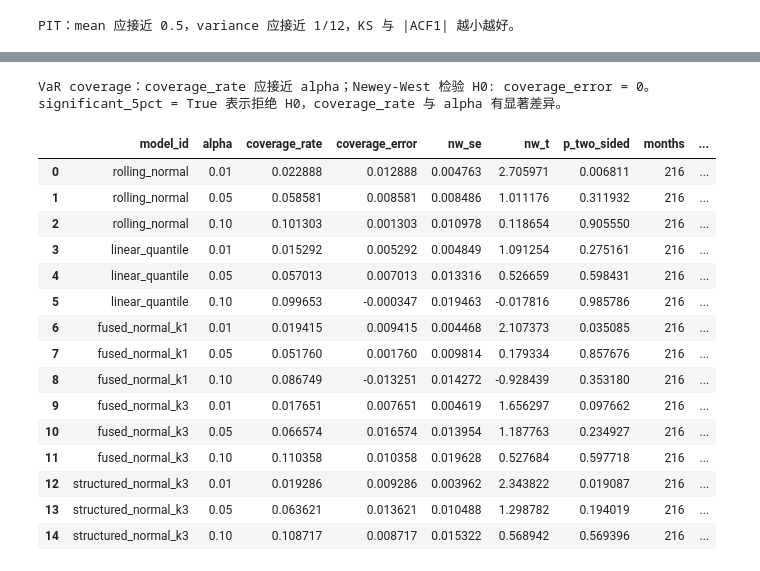
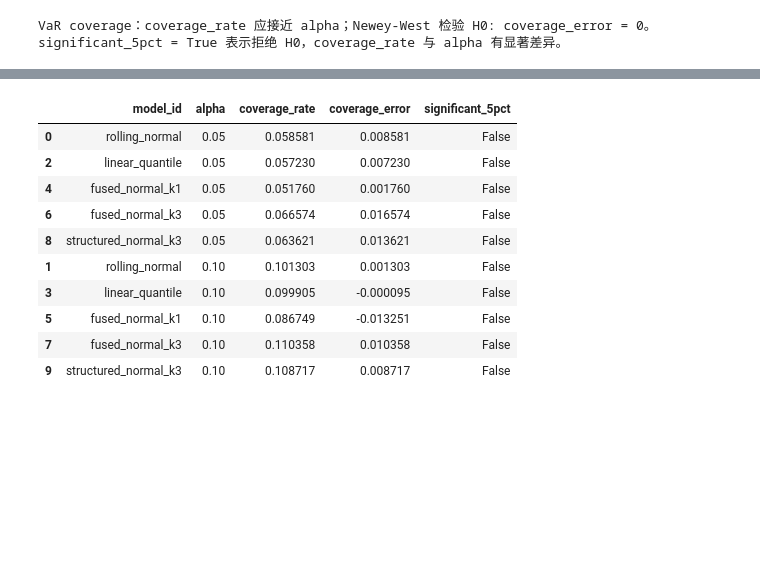
Before and after one commit to damonuc/PricingTailRisk_MDN, a Jupyter notebook: 3Compare_model.ipynb, the cells around one changed output, grey strips where cells are left out. Drawn from its saved outputs; the diff is of its cells as text; code cells hidden in the pictures; blank space fills up the shorter version.

```diff
--- a/3Compare_model.ipynb
+++ b/3Compare_model.ipynb
@@ -686,23 +676,15 @@ def newey_west_mean_test(values, lags=12):
     p_value = 2.0 * norm.sf(abs(t_stat)) if np.isfinite(t_stat) else np.nan
     return values.mean(), standard_error, t_stat, p_value, n
 
-
-model_steps = [
-    ("linear_quantile", "rolling_normal", "条件信息"),
-    ("fused_normal_k1", "linear_quantile", "非线性单分布"),
-    ("fused_normal_k3", "fused_normal_k1", "Mixture"),
-    ("structured_normal_k3", "fused_normal_k3", "结构化参数映射"),
-]
 # 这是预先指定的 stepwise 比较；前两步同时改变模型形式，不能解释为单一机制的因果识别。
-test_metrics = ["fz0_5", "tail_crps_10", "crps", "qs_1", "qs_5", "qs_10", "nll"]
 pairwise_rows = []
 
 for candidate, benchmark, interpretation in model_steps:
-    left = monthly_scores[monthly_scores["model_id"] == candidate][["mthcaldt"] + test_metrics]
-    right = monthly_scores[monthly_scores["model_id"] == benchmark][["mthcaldt"] + test_metrics]
+    left = monthly_scores[monthly_scores["model_id"] == candidate][["mthcaldt"] + loss_columns]
+    right = monthly_scores[monthly_scores["model_id"] == benchmark][["mthcaldt"] + loss_columns]
     paired = left.merge(right, on="mthcaldt", suffixes=("_candidate", "_benchmark"), validate="one_to_one")
 
-    for metric in test_metrics:
+    for metric in loss_columns:
         difference = paired[f"{metric}_candidate"] - paired[f"{metric}_benchmark"]
         if difference.notna().sum() == 0:
             continue
@@ -716,11 +698,9 @@ for candidate, benchmark, interpretation in model_steps:
         })
 
 pairwise_tests = pd.DataFrame(pairwise_rows)
-primary_pairwise = pairwise_tests[pairwise_tests["metric"].isin(["fz0_5", "tail_crps_10"])].copy()
-
-print("mean_difference = candidate - benchmark；负数表示 candidate 更好。")
-display(primary_pairwise.round(6))
-print("次要指标的 stepwise 比较：")
-display(pairwise_tests[~pairwise_tests["metric"].isin(["fz0_5", "tail_crps_10"])].round(6))
 pairwise_tests.to_parquet(result_dir / f"pairwise_tests_{timestamp}.parquet", index=False)
+display(pairwise_tests.round(6))
+# sort by candidate, benchmark, metric
+# pairwise_tests.sort_values(by=["candidate", "benchmark", "metric"], inplace=True)
+display(pairwise_tests[['candidate', 'benchmark', 'comparison', 'metric', 'lower_mean_loss', 'significant_5pct']].sort_values(by=["metric", "candidate"]).round(6))
 # %% [output]
@@ -809,20 +788,7 @@ pairwise_tests_structured.to_parquet(result_dir / f"pairwise_tests_structured_{t
 # %%
 # ==========================================
-# 9. PIT 与 VaR coverage 诊断
+# 11. VaR coverage 诊断
 # ==========================================
-def lag1_autocorrelation(values):
-    values = np.asarray(values, dtype=float)
-    return np.corrcoef  (values[:-1], values[1:])[0, 1] if len(values) > 2 else np.nan
-
-
-pit_summary = monthly_pit.groupby("model_id")[["pit_mean", "pit_variance", "pit_ks"]].mean().reindex(model_order)
-pit_summary["pit_mean_error"] = pit_summary["pit_mean"] - 0.5
-pit_summary["pit_variance_error"] = pit_summary["pit_variance"] - 1.0 / 12.0
-pit_summary["pit_mean_acf1"] = (
-    monthly_pit.sort_values("mthcaldt").groupby("model_id")["pit_mean"]
-    .apply(lag1_autocorrelation).reindex(model_order)
-)
-
 coverage_rows = []
 for model_id in model_order:
     model_monthly = monthly_scores[monthly_scores["model_id"] == model_id]
@@ -837,12 +803,10 @@ for model_id in model_order:
         })
 coverage_tests = pd.DataFrame(coverage_rows)
 coverage_tests['significant_5pct'] = coverage_tests['p_two_sided'] < 0.05
+coverage_tests.to_parquet(result_dir / f"coverage_tests_{timestamp}.parquet", index=False)
 
-print("PIT：mean 应接近 0.5，variance 应接近 1/12，KS 与 |ACF1| 越小越好。")
-display(pit_summary.rename(index=model_labels).round(6))
 print("VaR coverage：coverage_rate 应接近 alpha；Newey-West 检验 H0: coverage_error = 0。significant_5pct = True 表示拒绝 H0，coverage_rate 与 alpha 有显著差异。")
 display(coverage_tests.round(6))
-pit_summary.reset_index().to_parquet(result_dir / f"pit_summary_{timestamp}.parquet", index=False)
-coverage_tests.to_parquet(result_dir / f"coverage_tests_{timestamp}.parquet", index=False)
+display(coverage_tests[['model_id', 'alpha', 'coverage_rate', 'coverage_error', 'significant_5pct']].sort_values(by=["alpha"]).round(6))
 # %% [output]
-PIT：mean 应接近 0.5，variance 应接近 1/12，KS 与 |ACF1| 越小越好。
+VaR coverage：coverage_rate 应接近 alpha；Newey-West 检验 H0: coverage_error = 0。significant_5pct = True 表示拒绝 H0，coverage_rate 与 alpha 有显著差异。
@@ -856,17 +824,11 @@ PIT：mean 应接近 0.5，variance 应接近 1/12，KS 与 |ACF1| 越小越好
-VaR coverage：coverage_rate 应接近 alpha；Newey-West 检验 H0: coverage_error = 0。significant_5pct = True 表示拒绝 H0，coverage_rate 与 alpha 有显著差异。
-|  | model_id | alpha | coverage_rate | coverage_error | nw_se | nw_t | p_two_sided | months | ... |
-| 0 | rolling_normal | 0.01 | 0.022888 | 0.012888 | 0.004763 | 2.705971 | 0.006811 | 216 | ... |
-| 1 | rolling_normal | 0.05 | 0.058581 | 0.008581 | 0.008486 | 1.011176 | 0.311932 | 216 | ... |
-| 2 | rolling_normal | 0.10 | 0.101303 | 0.001303 | 0.010978 | 0.118654 | 0.905550 | 216 | ... |
-| 3 | linear_quantile | 0.01 | 0.015292 | 0.005292 | 0.004849 | 1.091254 | 0.275161 | 216 | ... |
-| 4 | linear_quantile | 0.05 | 0.057013 | 0.007013 | 0.013316 | 0.526659 | 0.598431 | 216 | ... |
-| 5 | linear_quantile | 0.10 | 0.099653 | -0.000347 | 0.019463 | -0.017816 | 0.985786 | 216 | ... |
-| 6 | fused_normal_k1 | 0.01 | 0.019415 | 0.009415 | 0.004468 | 2.107373 | 0.035085 | 216 | ... |
-| 7 | fused_normal_k1 | 0.05 | 0.051760 | 0.001760 | 0.009814 | 0.179334 | 0.857676 | 216 | ... |
-| 8 | fused_normal_k1 | 0.10 | 0.086749 | -0.013251 | 0.014272 | -0.928439 | 0.353180 | 216 | ... |
-| 9 | fused_normal_k3 | 0.01 | 0.017651 | 0.007651 | 0.004619 | 1.656297 | 0.097662 | 216 | ... |
-| 10 | fused_normal_k3 | 0.05 | 0.066574 | 0.016574 | 0.013954 | 1.187763 | 0.234927 | 216 | ... |
-| 11 | fused_normal_k3 | 0.10 | 0.110358 | 0.010358 | 0.019628 | 0.527684 | 0.597718 | 216 | ... |
-| 12 | structured_normal_k3 | 0.01 | 0.019286 | 0.009286 | 0.003962 | 2.343822 | 0.019087 | 216 | ... |
-| 13 | structured_normal_k3 | 0.05 | 0.063621 | 0.013621 | 0.010488 | 1.298782 | 0.194019 | 216 | ... |
-| 14 | structured_normal_k3 | 0.10 | 0.108717 | 0.008717 | 0.015322 | 0.568942 | 0.569396 | 216 | ... |
+|  | model_id | alpha | coverage_rate | coverage_error | significant_5pct |
+| 0 | rolling_normal | 0.05 | 0.058581 | 0.008581 | False |
+| 2 | linear_quantile | 0.05 | 0.057230 | 0.007230 | False |
+| 4 | fused_normal_k1 | 0.05 | 0.051760 | 0.001760 | False |
+| 6 | fused_normal_k3 | 0.05 | 0.066574 | 0.016574 | False |
+| 8 | structured_normal_k3 | 0.05 | 0.063621 | 0.013621 | False |
+| 1 | rolling_normal | 0.10 | 0.101303 | 0.001303 | False |
+| 3 | linear_quantile | 0.10 | 0.099905 | -0.000095 | False |
+| 5 | fused_normal_k1 | 0.10 | 0.086749 | -0.013251 | False |
+| 7 | fused_normal_k3 | 0.10 | 0.110358 | 0.010358 | False |
+| 9 | structured_normal_k3 | 0.10 | 0.108717 | 0.008717 | False |
```
Also changed, not shown: parts of 28 cells of this notebook, 5 other files.
